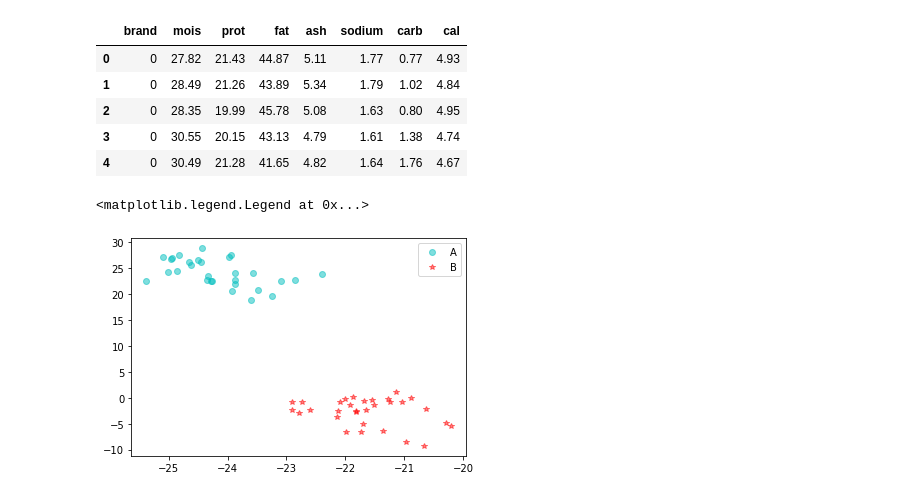
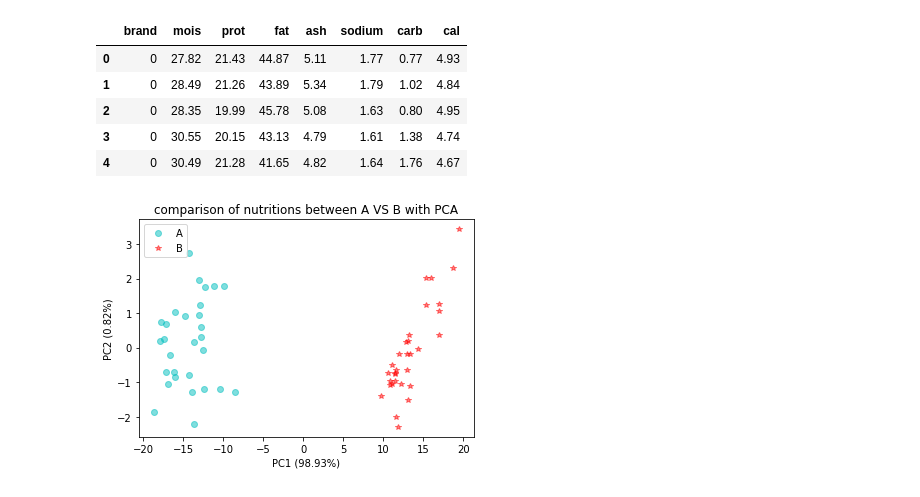
Before and after one commit to jittakorn-ch/multivariate, a Jupyter notebook: Exam01.ipynb, the cells around one changed output. Cells and saved outputs as stored; diff of their text form; code cells hidden in the pictures.

```diff
--- a/Exam01.ipynb
+++ b/Exam01.ipynb
@@ -138,5 +127,5 @@ pca = PCA(n_components=2)
-# %%
-new_pca = pca.fit_transform(data_dropped2.to_numpy())
+# %%
+new_pca = pca.fit_transform(newdata.to_numpy())     ### ใช้ชุดข้อมูลที่มีเฉพาะตัวเลข
 # %%
 new_pca.shape
 # %% [output]
@@ -210,0 +184,3 @@ data_dropped3
+# %%
+data_dropped2 = data_dropped.replace(color_list)     ### เปลี่ยน text เป็น ตัวเลข ด้วยการแทนค่าใน dictionary
+data_dropped2
@@ -225,5 +229,5 @@ plt.scatter(new_pca[:,0],new_pca[:,1],c = data_dropped3['brand'],alpha=0.5)
 # %%
-AB = data_dropped3[(data_dropped3['brand']==0) | (data_dropped3['brand']==1)]
+AB = data_dropped2[(data_dropped2['brand']==0) | (data_dropped2['brand']==1)]
 AB.head()
 # %% [output]
 |  | brand | mois | prot | fat | ash | sodium | carb | cal |
@@ -238,7 +242,9 @@ B_pca = pca.transform(AB[AB['brand']==1].iloc[:,1:].to_numpy())
 # %%
 plt.plot(A_pca[:,0],A_pca[:,1],'oc',alpha=0.5,label='A')
 plt.plot(B_pca[:,0],B_pca[:,1],'*r',alpha=0.5,label='B')
 plt.legend()
+plt.title('comparison of nutritions between A VS B with PCA')
+plt.xlabel('PC1 (98.93%)')
+plt.ylabel('PC2 (0.82%)');
 # %% [output]
-<matplotlib.legend.Legend at 0x...>
-[figure, old version]
+[figure, new version]
```
Also changed, not shown: parts of 42 cells of this notebook.
